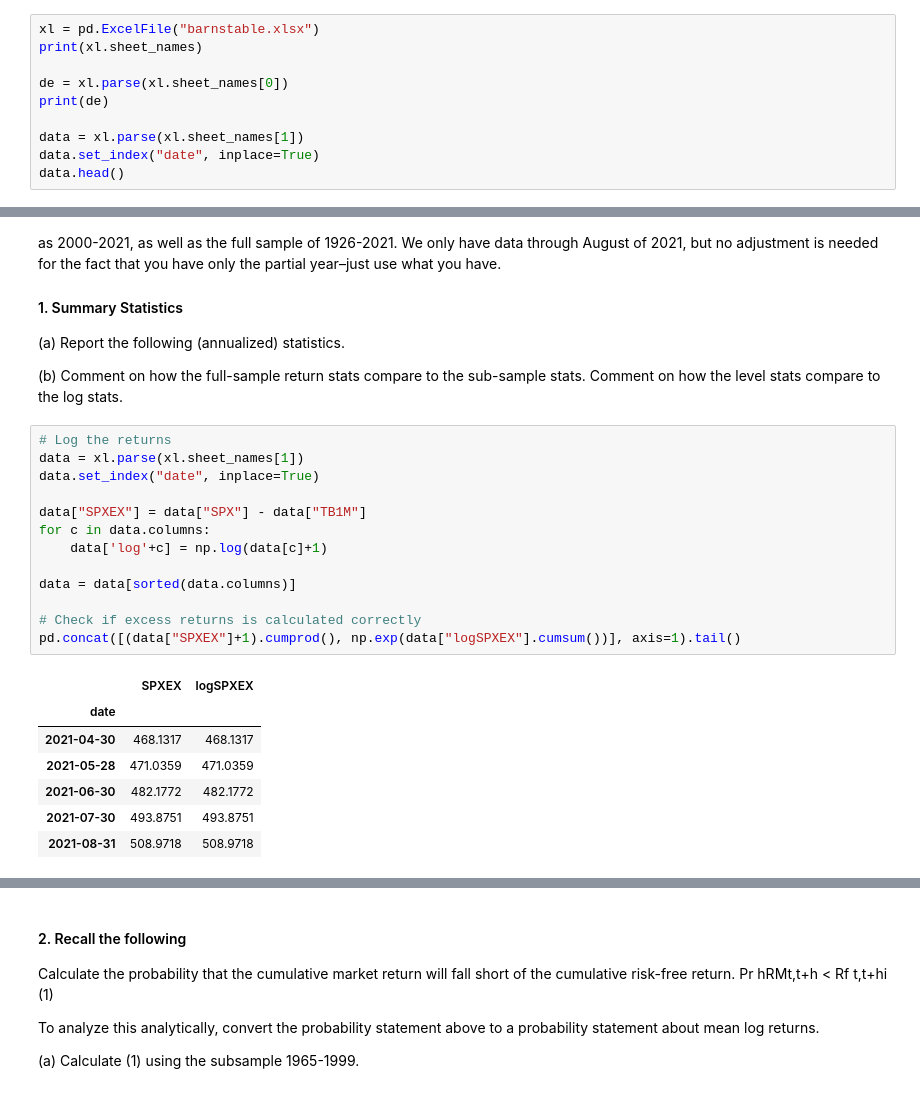
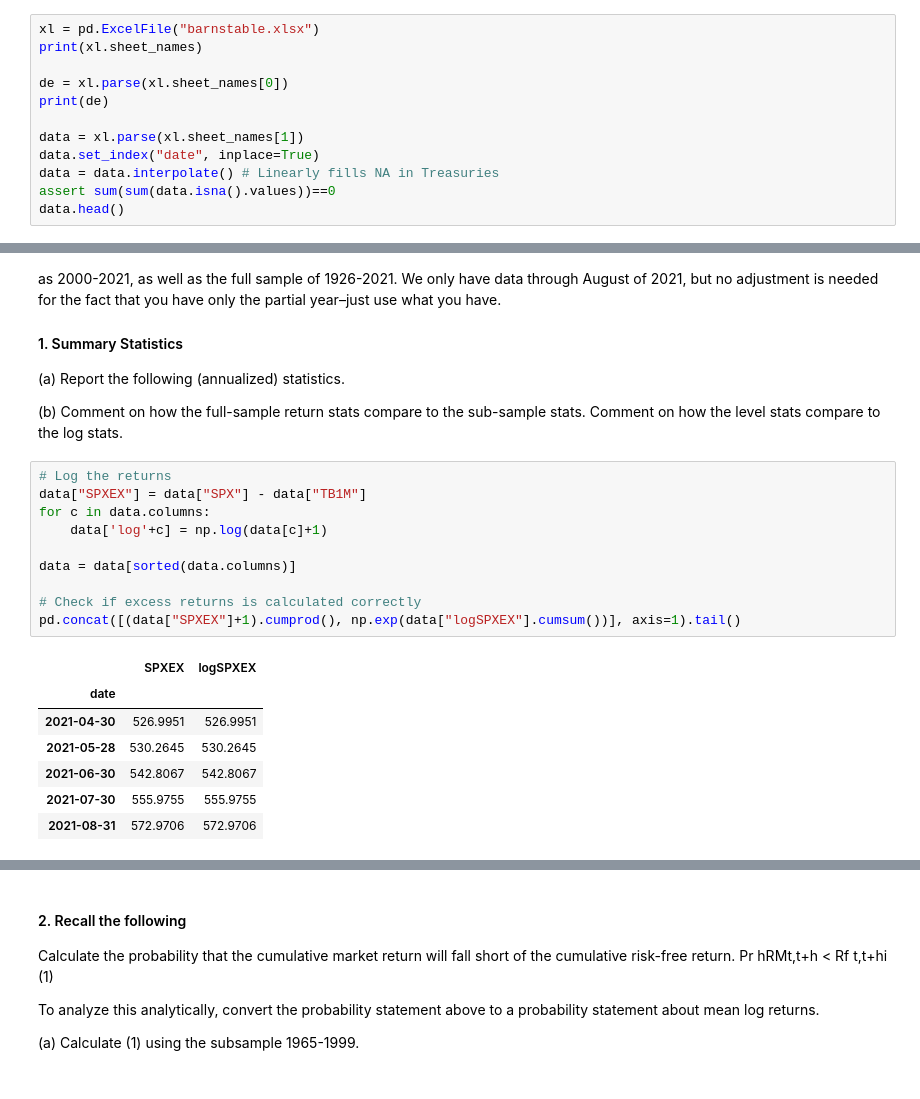
Before and after one commit to philipwlee/portrisk, a Jupyter notebook: hw3/hw3.ipynb, the cells around one changed output, grey strips where cells are left out. Drawn from its saved outputs; the diff is of its cells as text.

```diff
--- a/hw3/hw3.ipynb
+++ b/hw3/hw3.ipynb
@@ -15,6 +16,8 @@ print(de)
 
 data = xl.parse(xl.sheet_names[1])
 data.set_index("date", inplace=True)
+data = data.interpolate() # Linearly fills NA in Treasuries
+assert sum(sum(data.isna().values))==0
 data.head()
 # %% [output]
 ['descriptions', 'data']
@@ -43,25 +46,22 @@ Barnstable’s estimates of mean and volatility are based on the subsample of 19
 Comment on how the level stats compare to the log stats.
 # %%
 # Log the returns
-data = xl.parse(xl.sheet_names[1])
-data.set_index("date", inplace=True)
-
 data["SPXEX"] = data["SPX"] - data["TB1M"]
 for c in data.columns:
     data['log'+c] = np.log(data[c]+1)
 
 data = data[sorted(data.columns)]
 
 # Check if excess returns is calculated correctly
 pd.concat([(data["SPXEX"]+1).cumprod(), np.exp(data["logSPXEX"].cumsum())], axis=1).tail()
 # %% [output]
 |  | SPXEX | logSPXEX |
 | date |  |  |
-| 2021-04-30 | 468.1317 | 468.1317 |
-| 2021-05-28 | 471.0359 | 471.0359 |
-| 2021-06-30 | 482.1772 | 482.1772 |
-| 2021-07-30 | 493.8751 | 493.8751 |
-| 2021-08-31 | 508.9718 | 508.9718 |
+| 2021-04-30 | 526.9951 | 526.9951 |
+| 2021-05-28 | 530.2645 | 530.2645 |
+| 2021-06-30 | 542.8067 | 542.8067 |
+| 2021-07-30 | 555.9755 | 555.9755 |
+| 2021-08-31 | 572.9706 | 572.9706 |
 # %%
 def pivot_summaries(data, year_mask):
     data_melt = pd.melt(data, ignore_index=False).sort_index()
```
Also changed, not shown: parts of 17 cells of this notebook.
